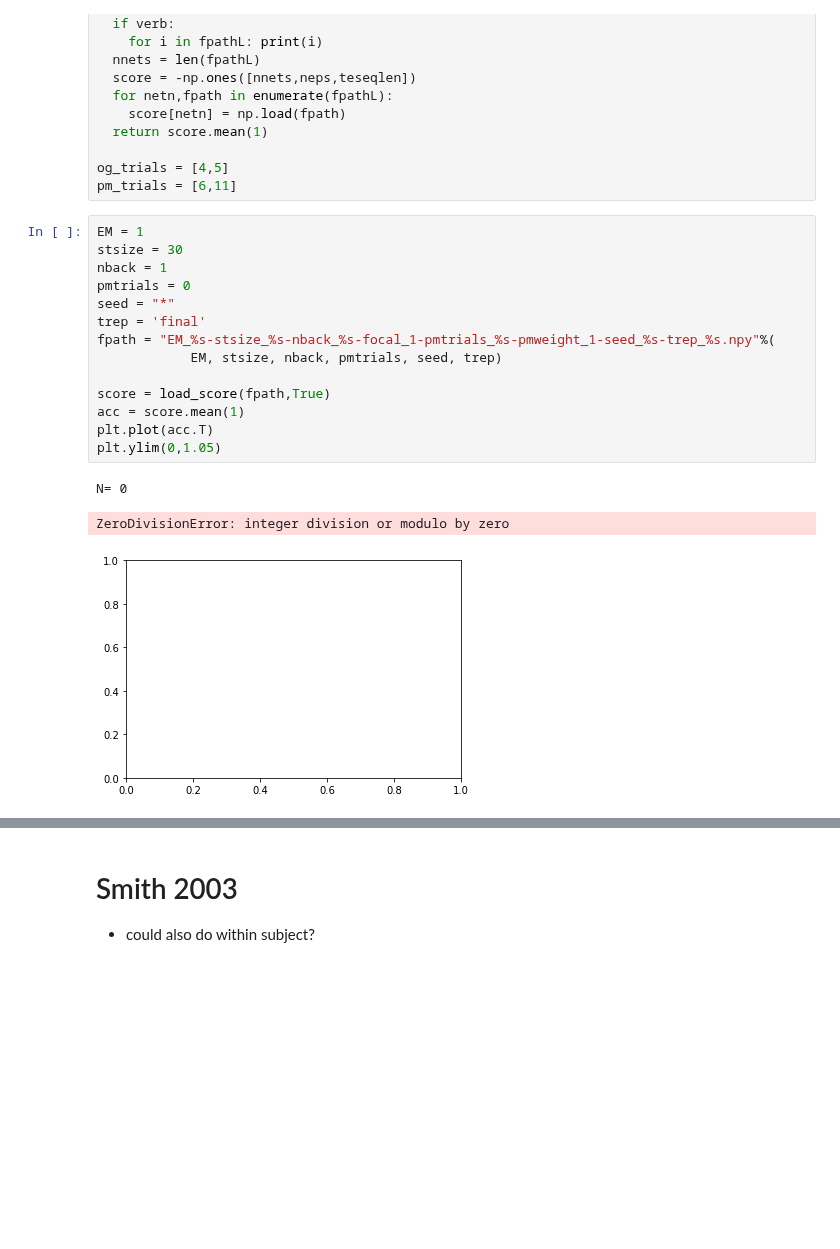
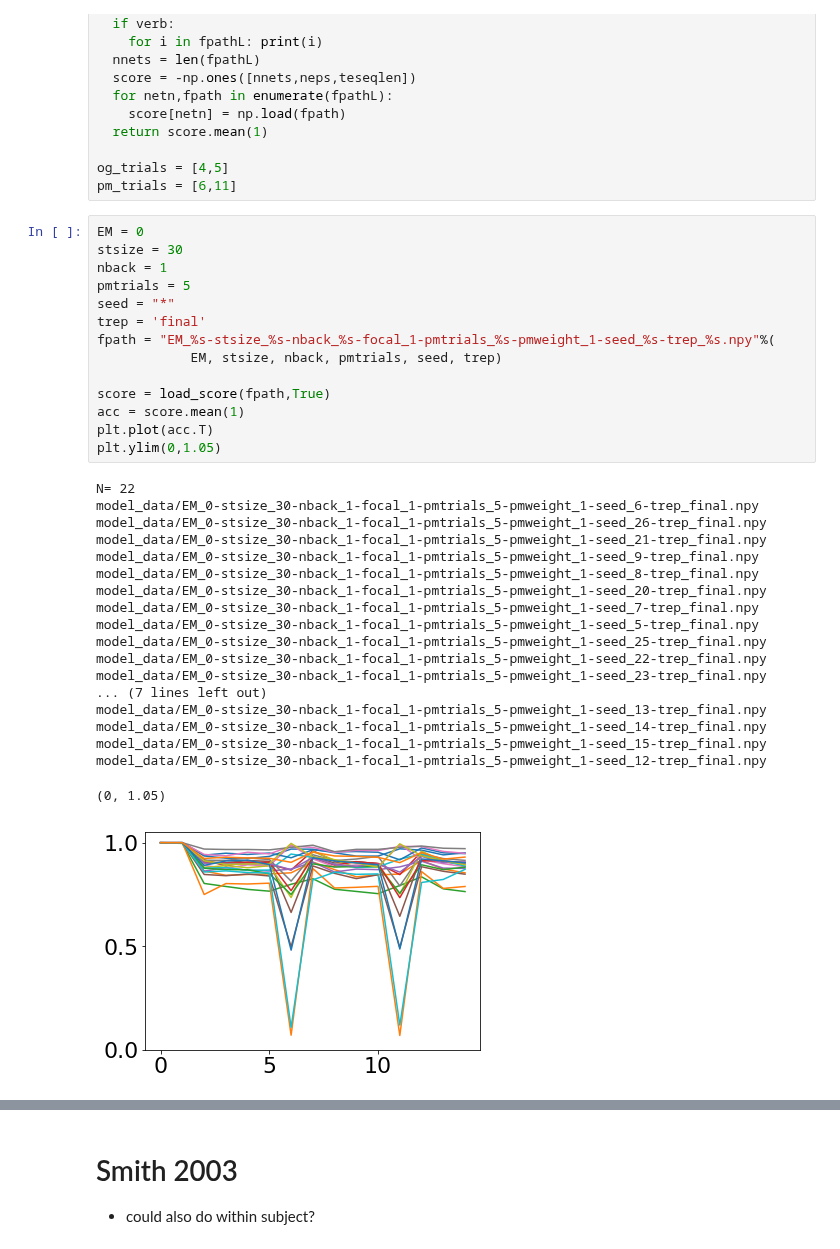
Before and after one commit to andrebeu/PM, a Jupyter notebook: analysis.ipynb, the cells around one changed output, grey strips where cells are left out. Cells and saved outputs as stored; diff of their text form; blank space fills up the shorter version.

```diff
--- a/analysis.ipynb
+++ b/analysis.ipynb
@@ -40,20 +40,36 @@ def load_acc(fpath,verb=False):
 og_trials = [4,5]
 pm_trials = [6,11]
 # %%
-EM = 1
+EM = 0
 stsize = 30
 nback = 1
-pmtrials = 0
+pmtrials = 5
 seed = "*"
 trep = 'final'
 fpath = "EM_%s-stsize_%s-nback_%s-focal_1-pmtrials_%s-pmweight_1-seed_%s-trep_%s.npy"%(
             EM, stsize, nback, pmtrials, seed, trep)
 
 score = load_score(fpath,True)
 acc = score.mean(1)
 plt.plot(acc.T)
 plt.ylim(0,1.05)
 # %% [output]
-N= 0
+N= 22
+model_data/EM_0-stsize_30-nback_1-focal_1-pmtrials_5-pmweight_1-seed_6-trep_final.npy
+model_data/EM_0-stsize_30-nback_1-focal_1-pmtrials_5-pmweight_1-seed_26-trep_final.npy
+model_data/EM_0-stsize_30-nback_1-focal_1-pmtrials_5-pmweight_1-seed_21-trep_final.npy
+model_data/EM_0-stsize_30-nback_1-focal_1-pmtrials_5-pmweight_1-seed_9-trep_final.npy
+model_data/EM_0-stsize_30-nback_1-focal_1-pmtrials_5-pmweight_1-seed_8-trep_final.npy
+model_data/EM_0-stsize_30-nback_1-focal_1-pmtrials_5-pmweight_1-seed_20-trep_final.npy
+model_data/EM_0-stsize_30-nback_1-focal_1-pmtrials_5-pmweight_1-seed_7-trep_final.npy
+model_data/EM_0-stsize_30-nback_1-focal_1-pmtrials_5-pmweight_1-seed_5-trep_final.npy
+model_data/EM_0-stsize_30-nback_1-focal_1-pmtrials_5-pmweight_1-seed_25-trep_final.npy
+model_data/EM_0-stsize_30-nback_1-focal_1-pmtrials_5-pmweight_1-seed_22-trep_final.npy
+model_data/EM_0-stsize_30-nback_1-focal_1-pmtrials_5-pmweight_1-seed_23-trep_final.npy
+... (7 lines left out)
+model_data/EM_0-stsize_30-nback_1-focal_1-pmtrials_5-pmweight_1-seed_13-trep_final.npy
+model_data/EM_0-stsize_30-nback_1-focal_1-pmtrials_5-pmweight_1-seed_14-trep_final.npy
+model_data/EM_0-stsize_30-nback_1-focal_1-pmtrials_5-pmweight_1-seed_15-trep_final.npy
+model_data/EM_0-stsize_30-nback_1-focal_1-pmtrials_5-pmweight_1-seed_12-trep_final.npy
-ZeroDivisionError: integer division or modulo by zero
+(0, 1.05)
-[figure, old version]
+[figure, new version]
```
Also changed, not shown: parts of 8 cells of this notebook, 3 other files.
